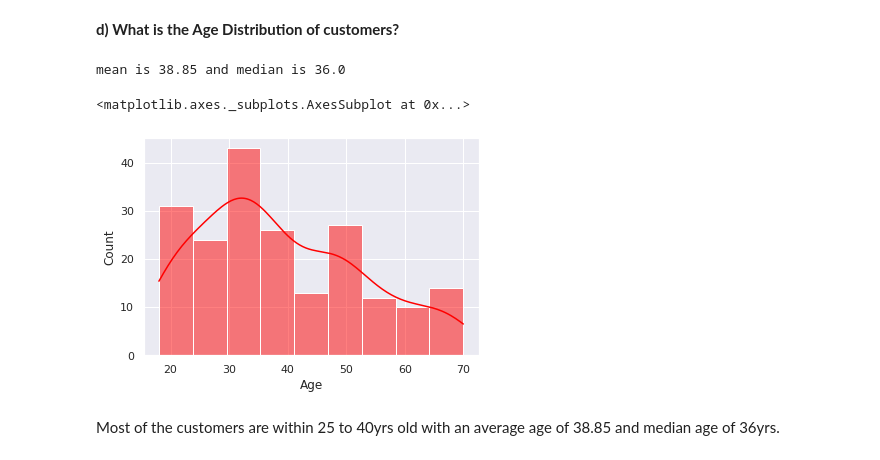
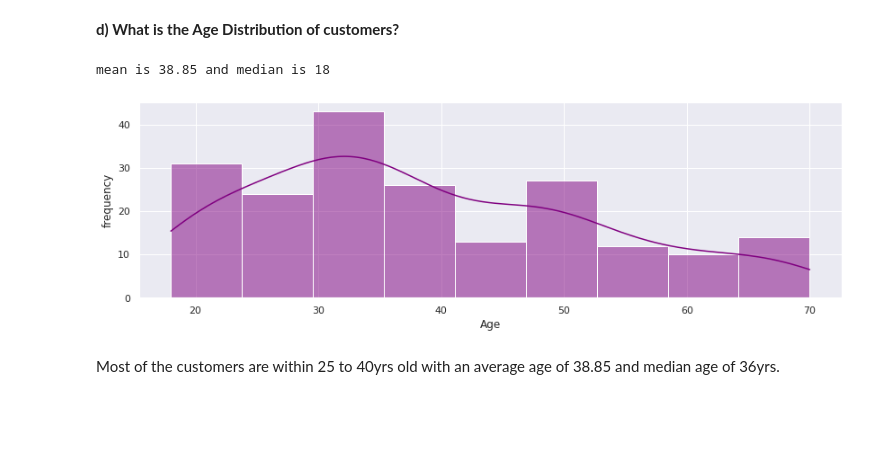
Before and after one commit to Raph-09/Mall-Customer-Segmentation-Project-Using-Clustering-ALgorithms, a Jupyter notebook: Mall_Customer_Segmentation_Project_Using_Clustering_Algorithms_ipynb.ipynb, the cells around one changed output. Saved outputs shown, nothing was run; the diff lists cells and outputs as text; code cells hidden in the pictures; blank space fills up the shorter version.

```diff
--- a/Mall_Customer_Segmentation_Project_Using_Clustering_Algorithms_ipynb.ipynb
+++ b/Mall_Customer_Segmentation_Project_Using_Clustering_Algorithms_ipynb.ipynb
@@ -196,14 +199,16 @@ that the spending score of females is not really different from that of males. T
 
 **d) What is the Age Distribution of customers?**
 # %%
-print('mean is {0} and median is {1}'.format(df.Age.mean(),df.Age.median()))
+print('mean is {0} and median is {1}'.format(df.Age.mean(),df.Age.min()))
 # %% [output]
-mean is 38.85 and median is 36.0
+mean is 38.85 and median is 18
 # %%
-sns.histplot(df.Age,kde=True,color='red')
+plt.figure(figsize=(14,4))
+sns.histplot(df.Age,kde=True,color='purple')
+plt.ylabel('frequency')
+plt.show()
 # %% [output]
-<matplotlib.axes._subplots.AxesSubplot at 0x...>
-[figure, old version]
+[figure, new version]
 # %% [markdown]
 Most  of the customers are within 25 to 40yrs old with an average age of 38.85 and median age of 36yrs.
 # %% [markdown]
```
Also changed, not shown: parts of 8 cells of this notebook.
